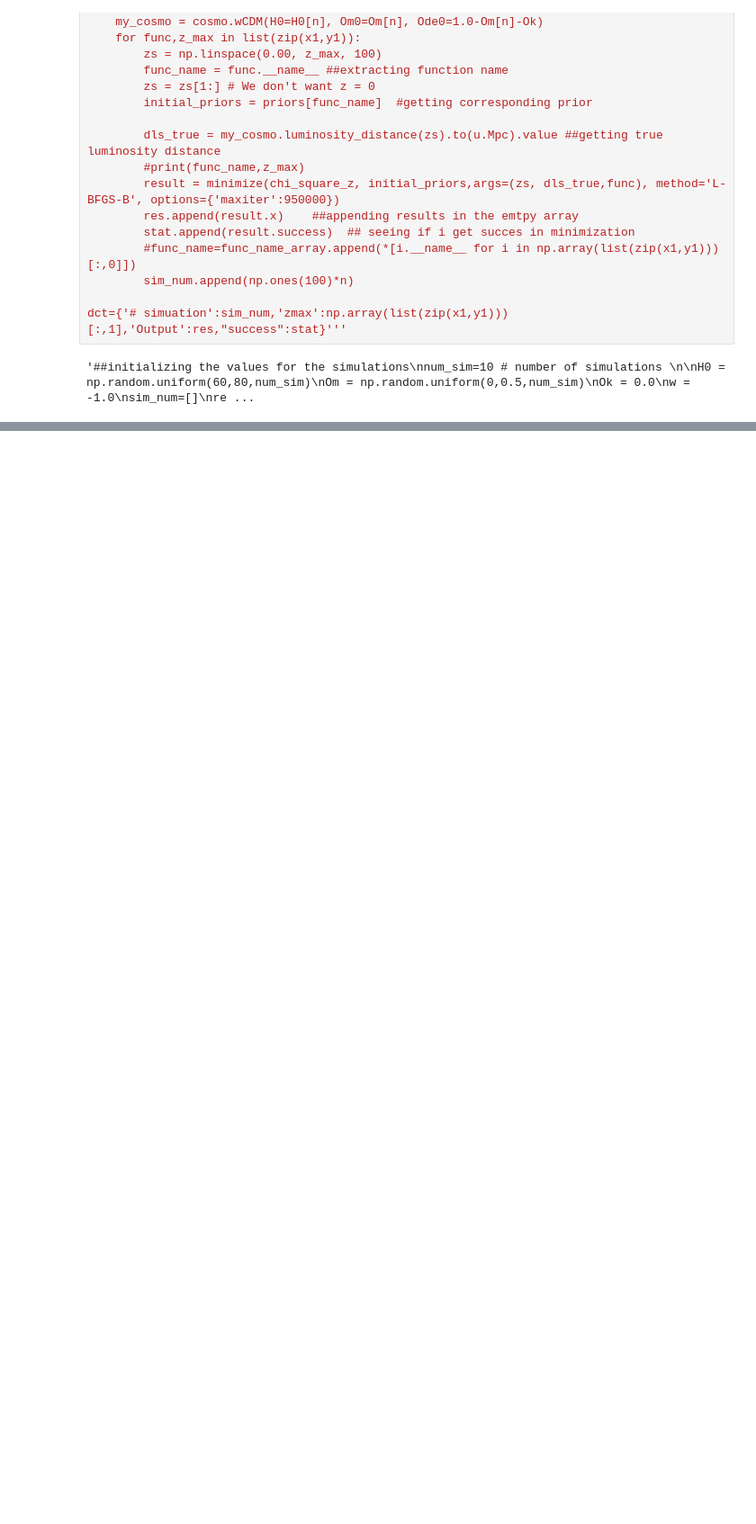
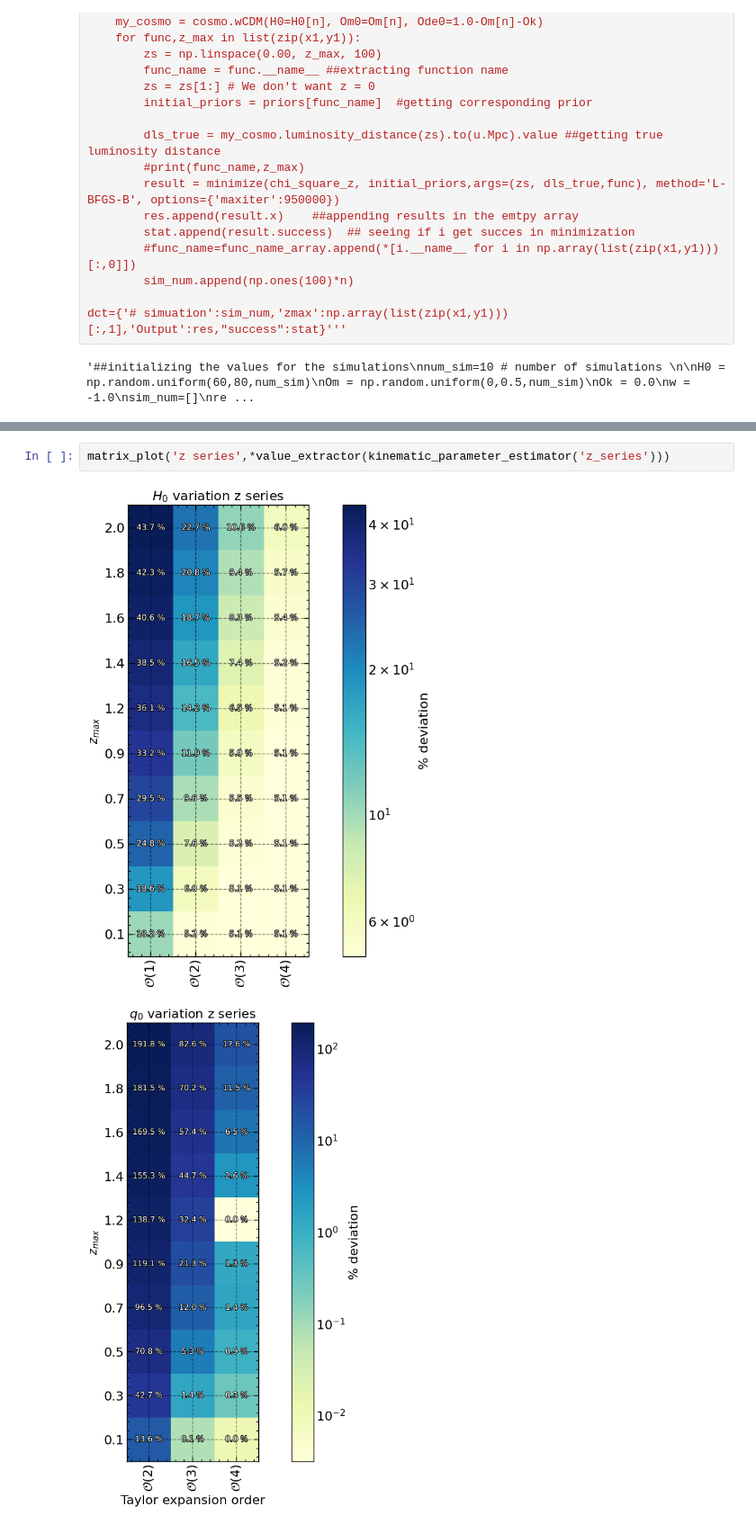
Before and after one commit to Shin107/Cosmography_v2, a Jupyter notebook: Matrix_plots.ipynb, the cells around one changed output, grey strips where cells are left out. Shown at 90% size. Drawn from its saved outputs; the diff is of its cells as text; blank space fills up the shorter version.

```diff
--- a/Matrix_plots.ipynb
+++ b/Matrix_plots.ipynb
@@ -222,0 +377,5 @@ array([[-0.47542875, -0.54959753, -0.55006148, -0.54926167],
+# %%
+matrix_plot('z series',*value_extractor(kinematic_parameter_estimator('z_series')))
+# %% [output]
+[figure, added]
+[figure, added]
```
Also changed, not shown: parts of 19 cells of this notebook.
